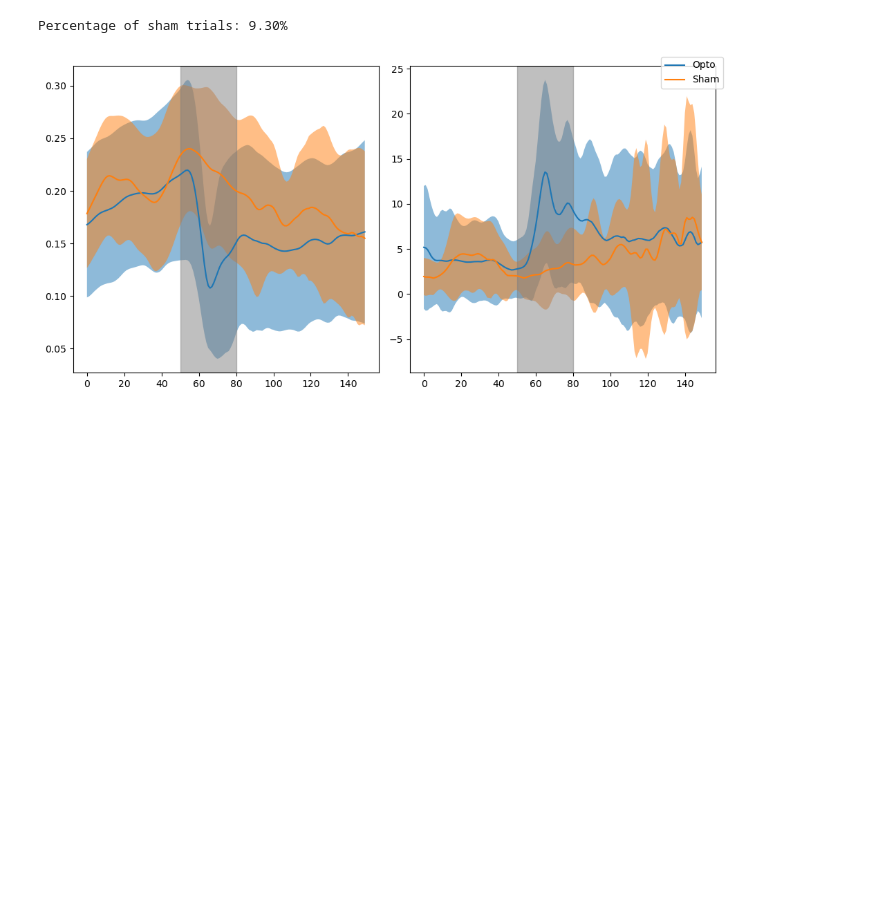
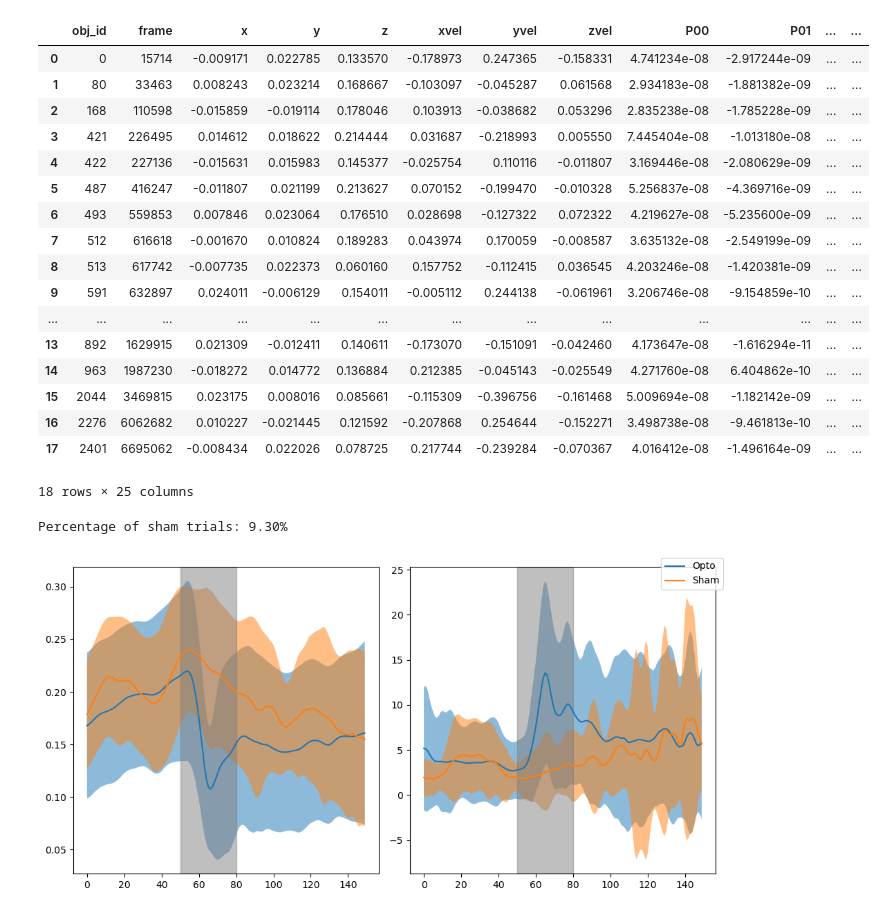
Before and after one commit to mpinb/braid-opto-arena, a Jupyter notebook: notebooks/read_braidz.ipynb, the cells around one changed output. Saved outputs shown, nothing was run; the diff lists cells and outputs as text; code cells hidden in the pictures; blank space fills up the shorter version.

```diff
--- a/notebooks/read_braidz.ipynb
+++ b/notebooks/read_braidz.ipynb
@@ -12,30 +13,48 @@ import pynumdiff
 def open_filename_or_url(filename_or_url):
     parsed = urllib.parse.urlparse(filename_or_url)
     is_windows_drive = len(parsed.scheme) == 1
-    if is_windows_drive or parsed.scheme=='':
+    if is_windows_drive or parsed.scheme == "":
         # no scheme, so this is a filename.
-        fileobj_with_seek = open(filename_or_url,mode='rb')
+        fileobj_with_seek = open(filename_or_url, mode="rb")
     else:
         # is url
-        req = urllib.request.Request(filename_or_url, headers={'User-Agent' : "IPYNB"})
+        req = urllib.request.Request(filename_or_url, headers={"User-Agent": "IPYNB"})
         fileobj = urllib.request.urlopen(req)
         fileobj_with_seek = io.BytesIO(fileobj.read())
     return fileobj_with_seek
 
+
 # define the filename or url to load
-filename_or_url = "/home/buchsbaum/mnt/DATA/Experiments/20241207_140301.braidz"
+filename_or_url = "/home/buchsbaum/mnt/DATA/Experiments/20250201_171258.braidz"
 
 fileobj = open_filename_or_url(filename_or_url)
 # %%
 # load the data directly
-with zipfile.ZipFile(file=fileobj, mode='r') as archive:
+with zipfile.ZipFile(file=fileobj, mode="r") as archive:
+    # opto = pd.read_csv(archive.open("opto.csv"))
 
-    kalman_df = pd.read_csv(
-        archive.open('kalman_estimates.csv.gz'),
-        comment="#",
-        compression='gzip')
-
-    opto = pd.read_csv(archive.open("opto.csv"))
+    stim = pd.read_csv(archive.open("stim.csv"))
+# %%
+stim
+# %% [output]
+|  | obj_id | frame | x | y | z | xvel | yvel | zvel | P00 | P01 | ... | ... |
+| 0 | 0 | 15714 | -0.009171 | 0.022785 | 0.133570 | -0.178973 | 0.247365 | -0.158331 | 4.741234e-08 | -2.917244e-09 | ... | ... |
+| 1 | 80 | 33463 | 0.008243 | 0.023214 | 0.168667 | -0.103097 | -0.045287 | 0.061568 | 2.934183e-08 | -1.881382e-09 | ... | ... |
+| 2 | 168 | 110598 | -0.015859 | -0.019114 | 0.178046 | 0.103913 | -0.038682 | 0.053296 | 2.835238e-08 | -1.785228e-09 | ... | ... |
+| 3 | 421 | 226495 | 0.014612 | 0.018622 | 0.214444 | 0.031687 | -0.218993 | 0.005550 | 7.445404e-08 | -1.013180e-08 | ... | ... |
+| 4 | 422 | 227136 | -0.015631 | 0.015983 | 0.145377 | -0.025754 | 0.110116 | -0.011807 | 3.169446e-08 | -2.080629e-09 | ... | ... |
+| 5 | 487 | 416247 | -0.011807 | 0.021199 | 0.213627 | 0.070152 | -0.199470 | -0.010328 | 5.256837e-08 | -4.369716e-09 | ... | ... |
+| 6 | 493 | 559853 | 0.007846 | 0.023064 | 0.176510 | 0.028698 | -0.127322 | 0.072322 | 4.219627e-08 | -5.235600e-09 | ... | ... |
+| 7 | 512 | 616618 | -0.001670 | 0.010824 | 0.189283 | 0.043974 | 0.170059 | -0.008587 | 3.635132e-08 | -2.549199e-09 | ... | ... |
+| 8 | 513 | 617742 | -0.007735 | 0.022373 | 0.060160 | 0.157752 | -0.112415 | 0.036545 | 4.203246e-08 | -1.420381e-09 | ... | ... |
+| 9 | 591 | 632897 | 0.024011 | -0.006129 | 0.154011 | -0.005112 | 0.244138 | -0.061961 | 3.206746e-08 | -9.154859e-10 | ... | ... |
+| ... | ... | ... | ... | ... | ... | ... | ... | ... | ... | ... | ... | ... |
+| 13 | 892 | 1629915 | 0.021309 | -0.012411 | 0.140611 | -0.173070 | -0.151091 | -0.042460 | 4.173647e-08 | -1.616294e-11 | ... | ... |
+| 14 | 963 | 1987230 | -0.018272 | 0.014772 | 0.136884 | 0.212385 | -0.045143 | -0.025549 | 4.271760e-08 | 6.404862e-10 | ... | ... |
+| 15 | 2044 | 3469815 | 0.023175 | 0.008016 | 0.085661 | -0.115309 | -0.396756 | -0.161468 | 5.009694e-08 | -1.182142e-09 | ... | ... |
+| 16 | 2276 | 6062682 | 0.010227 | -0.021445 | 0.121592 | -0.207868 | 0.254644 | -0.152271 | 3.498738e-08 | -9.461813e-10 | ... | ... |
+| 17 | 2401 | 6695062 | -0.008434 | 0.022026 | 0.078725 | 0.217744 | -0.239284 | -0.070367 | 4.016412e-08 | -1.496164e-09 | ... | ... |
+18 rows × 25 columns
 # %%
 # some analysis and plotting
 angvels = []
```
Also changed, not shown: parts of 4 cells of this notebook, 17 other files.
